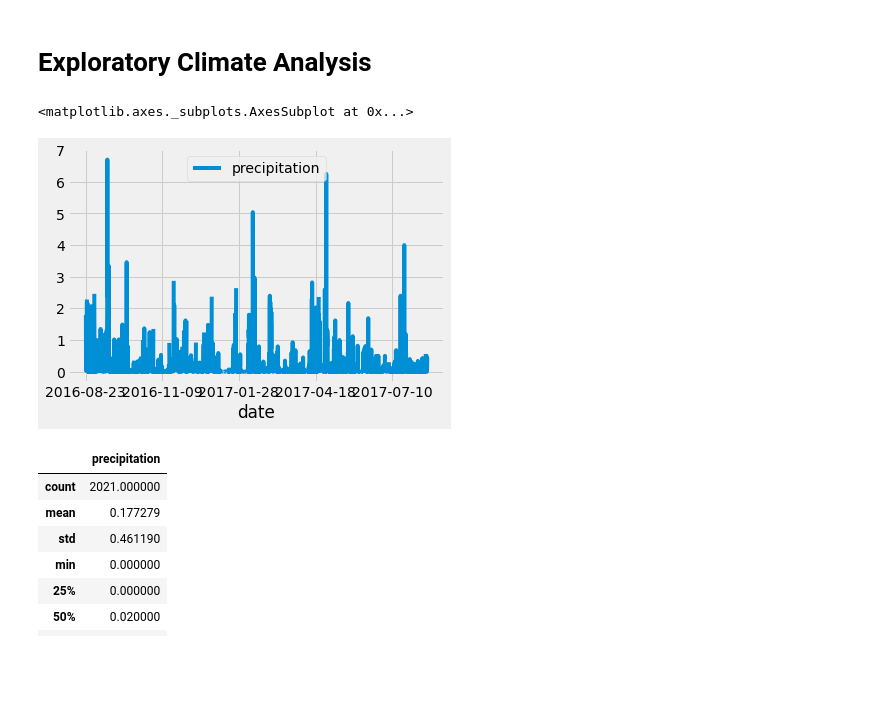
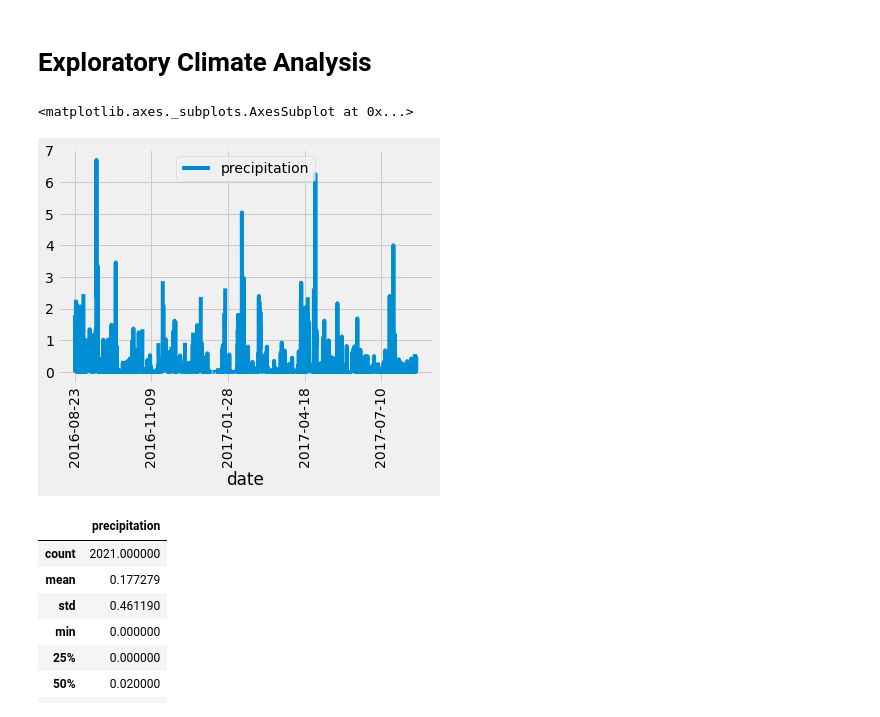
Before and after one commit to agregorash/surfs_up, a Jupyter notebook: climate_analysis.ipynb, the cells around one changed output. Cells and saved outputs as stored; diff of their text form; code cells hidden in the pictures; blank space fills up the shorter version.

```diff
--- a/climate_analysis.ipynb
+++ b/climate_analysis.ipynb
@@ -40,23 +40,23 @@ session = Session(engine)
 # %%
 # Design a query to retrieve the last 12 months of precipitation data and plot the results.
 #Starting from the last data point in the database.
 
 # Calculate the date one year from the last date in data set.
 prev_year = dt.date(2017, 8, 23) - dt.timedelta(days=365)
 # Perform a query to retrieve the data and precipitation scores
 
 results = session.query(Measurement.date, Measurement.prcp).filter(Measurement.date >= prev_year).all()
 
 # Save the query results as a Pandas DataFrame and set the index to the date column
 df = pd.DataFrame(results, columns=['date', 'precipitation'])
 df.set_index(df['date'], inplace=True)
 # Sort the dataframe by date
 df = df.sort_index()
 # Use Pandas Plotting with Matplotlib to plot the data
-df.plot()
+df.plot(rot=90)
 # %% [output]
 <matplotlib.axes._subplots.AxesSubplot at 0x...>
-[figure, old version]
+[figure, new version]
 # %%
 # Use Pandas to calcualte the summary statistics for the precipitation data
 df.describe()
```
Also changed, not shown: 2 other files.
